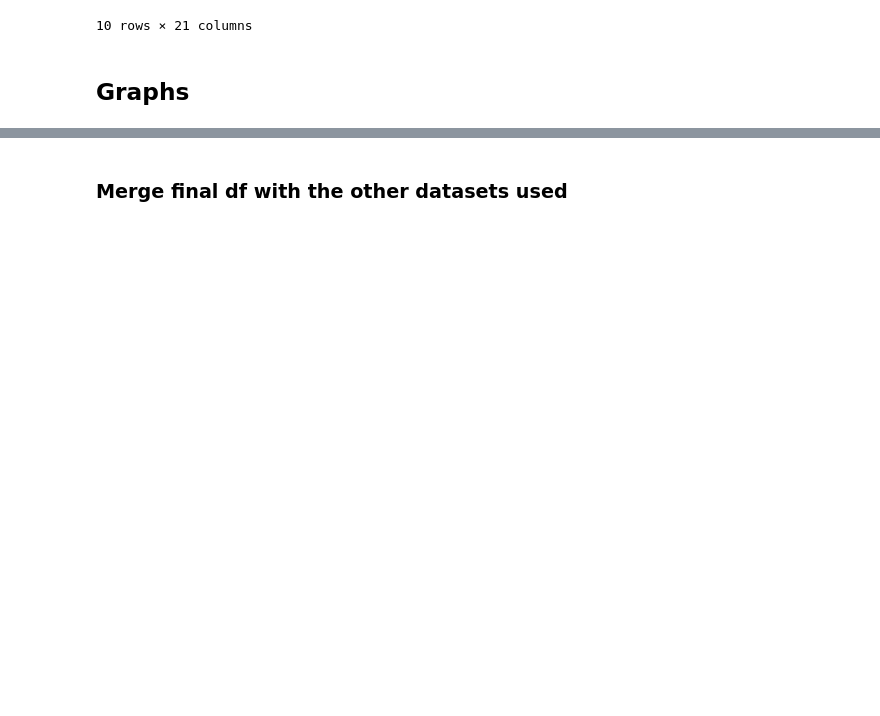
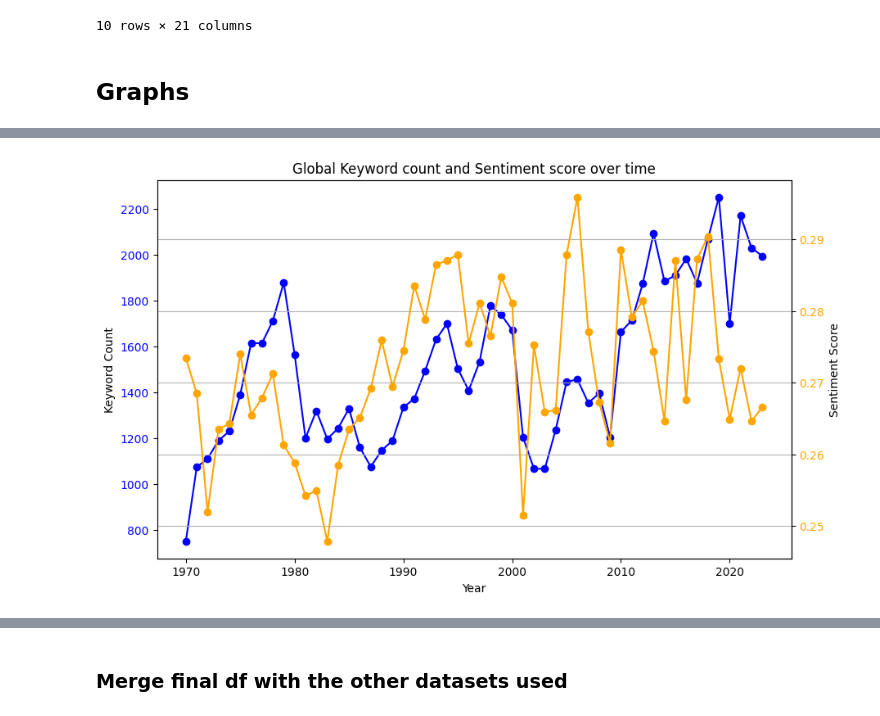
Before and after one commit to meralegre/DSAss1, a Jupyter notebook: speech_analysis.ipynb, the cells around one changed output, grey strips where cells are left out. Saved outputs shown, nothing was run; the diff lists cells and outputs as text; code cells hidden in the pictures; blank space fills up the shorter version.

```diff
--- a/speech_analysis.ipynb
+++ b/speech_analysis.ipynb
@@ -637,0 +676,28 @@ plot_top_sentiment(df_final)
+# %%
+# Aggregate data globally based on sum for terms and average for the score
+df_global = df_final.groupby('Year').agg({
+    'Keyword Count': 'sum',
+    'Sentiment Score': 'mean'
+})
+
+fig, ax1 = plt.subplots(figsize=(10,6))
+
+# keyword count on left y-axis
+ax1.plot(df_global.index, df_global['Keyword Count'], marker='o', color='blue', label='Keyword Count')
+ax1.set_xlabel('Year')
+ax1.set_ylabel('Keyword Count', color='black')
+ax1.tick_params(axis='y', labelcolor='blue')
+
+# second y-axis for sentiment score
+ax2 = ax1.twinx()
+ax2.plot(df_global.index, df_global['Sentiment Score'], marker='o', color='orange', label='Sentiment Score')
+ax2.set_ylabel('Sentiment Score', color='black')
+ax2.tick_params(axis='y', labelcolor='orange')
+
+plt.title('Global Keyword count and Sentiment score over time')
+
+plt.grid(True)
+plt.xticks(rotation=45)
+plt.show()
+# %% [output]
+[figure, added]
```
Also changed, not shown: parts of 4 cells of this notebook.
